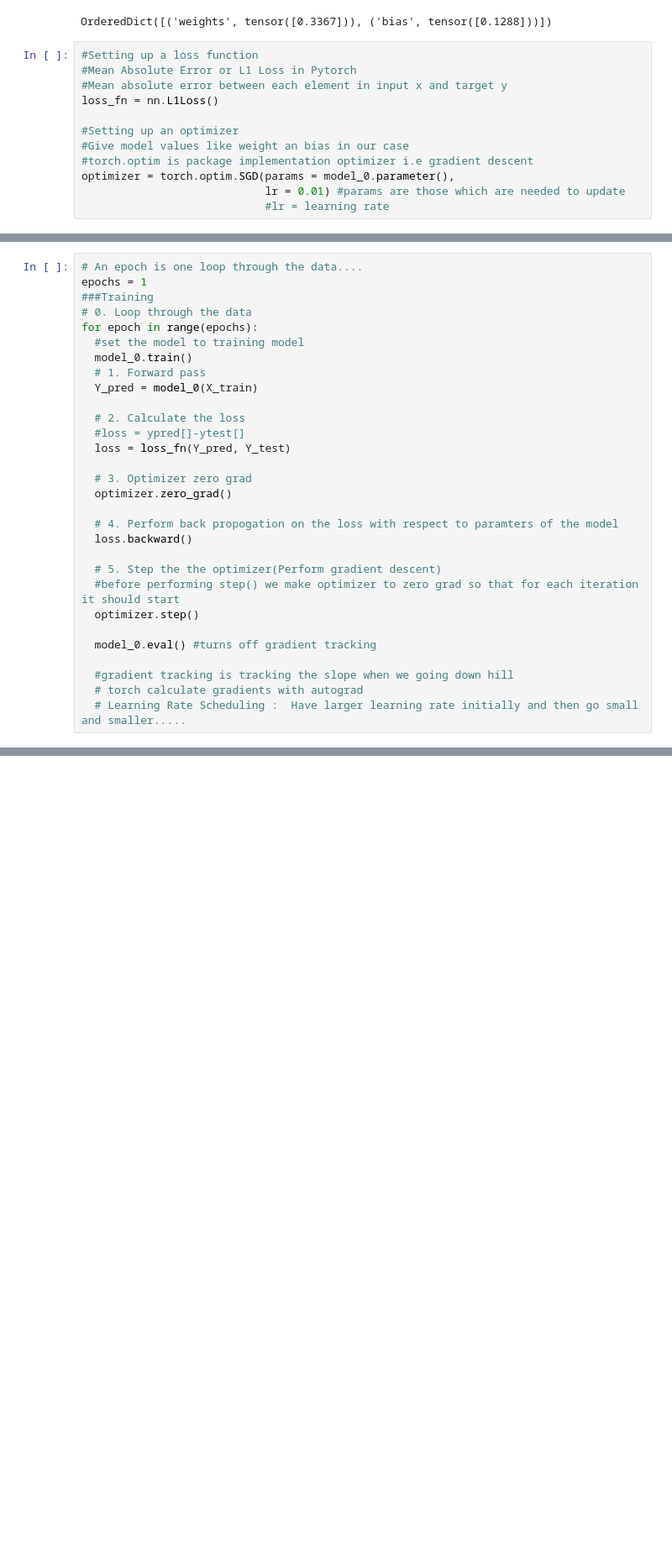
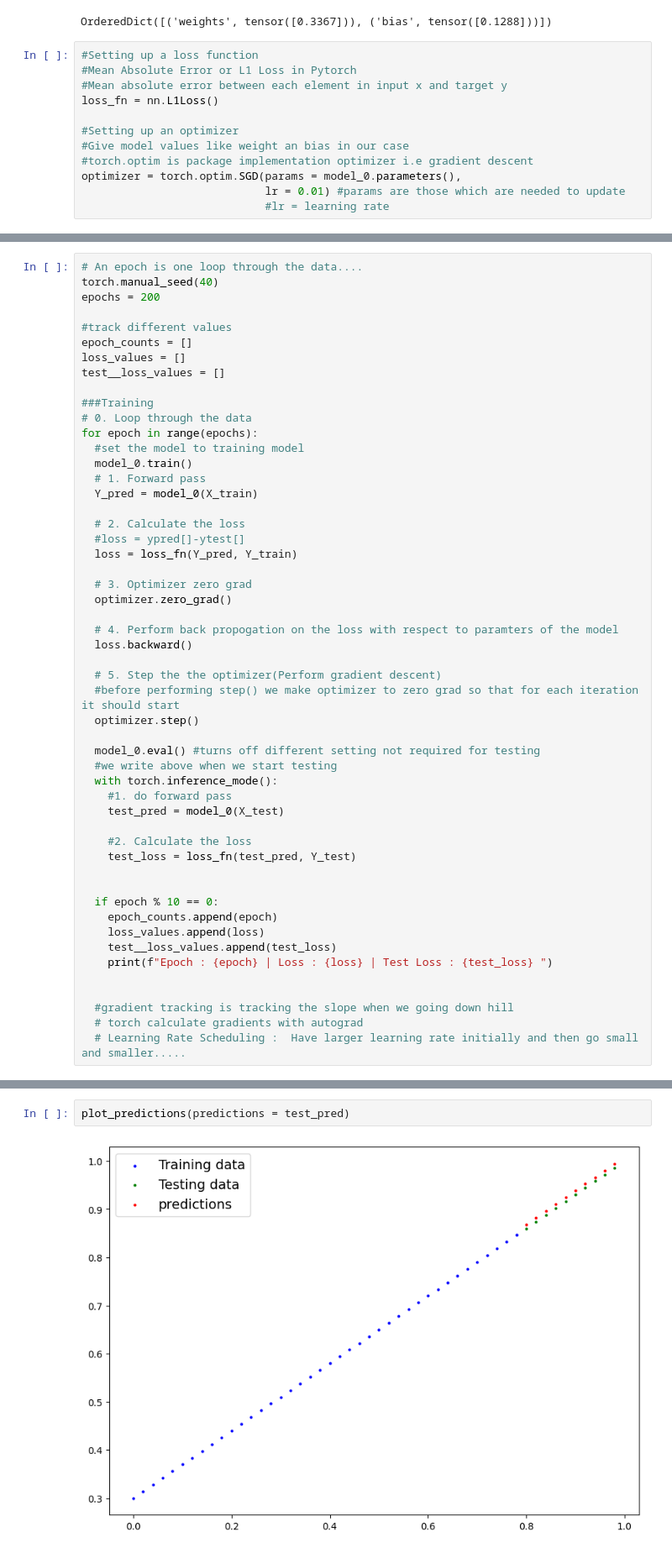
Before and after one commit to sardarabdulsammad/DeepLearning, a Jupyter notebook: 01_pytorch_workflow.ipynb, the cells around one changed output, grey strips where cells are left out. Shown at 84% size. Saved outputs shown, nothing was run; the diff lists cells and outputs as text; blank space fills up the shorter version.

Commit message:
created testing loop for better understanding of loss drop and model accuracy improvement

```diff
--- a/01_pytorch_workflow.ipynb
+++ b/01_pytorch_workflow.ipynb
@@ -238,6 +238,6 @@ loss_fn = nn.L1Loss()
 #Setting up an optimizer
 #Give model values like weight an bias in our case
 #torch.optim is package implementation optimizer i.e gradient descent
-optimizer = torch.optim.SGD(params = model_0.parameter(),
+optimizer = torch.optim.SGD(params = model_0.parameters(),
                             lr = 0.01) #params are those which are needed to update
                             #lr = learning rate
@@ -258,7 +256,14 @@ A couple of things we need in a training loop:
 5. Optimizer step - use the optimizer to adjust our model's parameters to try and improve the loss. **gradient Descent**
 # %%
 # An epoch is one loop through the data....
-epochs = 1
+torch.manual_seed(40)
+epochs = 200
+
+#track different values
+epoch_counts = []
+loss_values = []
+test__loss_values = []
+
 ###Training
 # 0. Loop through the data
 for epoch in range(epochs):
@@ -269,7 +274,7 @@ for epoch in range(epochs):
 
   # 2. Calculate the loss
   #loss = ypred[]-ytest[]
-  loss = loss_fn(Y_pred, Y_test)
+  loss = loss_fn(Y_pred, Y_train)
 
   # 3. Optimizer zero grad
   optimizer.zero_grad()
@@ -281,7 +286,22 @@ for epoch in range(epochs):
   #before performing step() we make optimizer to zero grad so that for each iteration it should start
   optimizer.step()
 
-  model_0.eval() #turns off gradient tracking
+  model_0.eval() #turns off different setting not required for testing
+  #we write above when we start testing
+  with torch.inference_mode():
+    #1. do forward pass
+    test_pred = model_0(X_test)
+
+    #2. Calculate the loss
+    test_loss = loss_fn(test_pred, Y_test)
+
+
+  if epoch % 10 == 0:
+    epoch_counts.append(epoch)
+    loss_values.append(loss)
+    test__loss_values.append(test_loss)
+    print(f"Epoch : {epoch} | Loss : {loss} | Test Loss : {test_loss} ")
+
 
   #gradient tracking is tracking the slope when we going down hill
   # torch calculate gradients with autograd
@@ -295,0 +341,4 @@ NameError: name 'model_0' is not defined
+# %%
+plot_predictions(predictions = test_pred)
+# %% [output]
+[figure, added]
```
Also changed, not shown: parts of 4 cells of this notebook.
